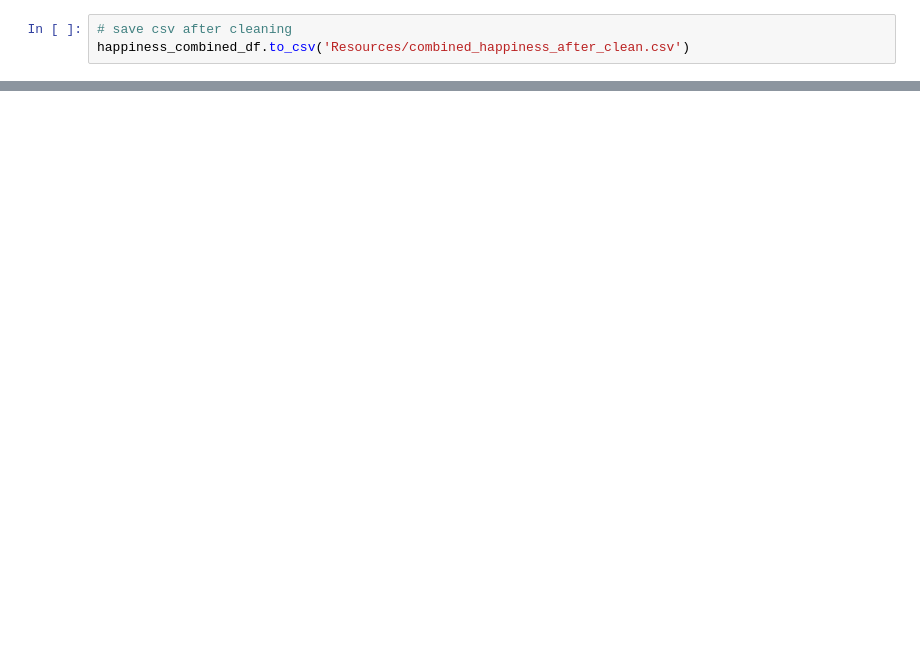
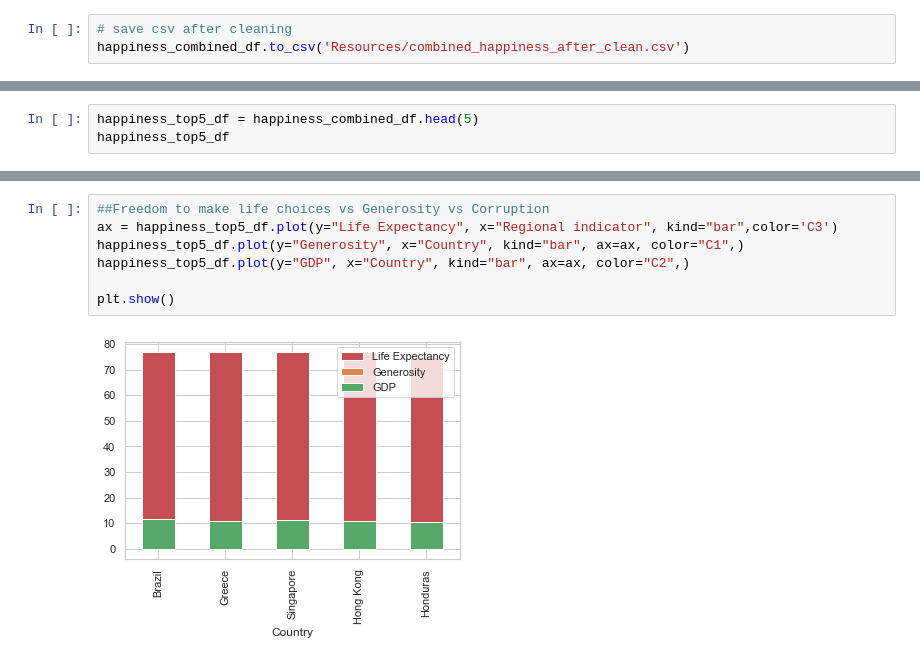
Before and after one commit to Ryan-Malin/TeamHappinessMain, a Jupyter notebook: Ramya's.ipynb, the cells around one changed output, grey strips where cells are left out. Saved outputs shown, nothing was run; the diff lists cells and outputs as text; blank space fills up the shorter version.

```diff
--- a/Ramya's.ipynb
+++ b/Ramya's.ipynb
@@ -142,0 +241,3 @@ average_life_exp
+# %%
+happiness_top5_df = happiness_combined_df.head(5)
+happiness_top5_df
@@ -142,0 +263,9 @@ average_life_exp
+# %%
+##Freedom to make life choices vs Generosity vs Corruption
+ax = happiness_top5_df.plot(y="Life Expectancy", x="Regional indicator", kind="bar",color='C3')
+happiness_top5_df.plot(y="Generosity", x="Country", kind="bar", ax=ax, color="C1",)
+happiness_top5_df.plot(y="GDP", x="Country", kind="bar", ax=ax, color="C2",)
+
+plt.show()
+# %% [output]
+[figure, added]
```
Also changed, not shown: parts of 16 cells of this notebook.
